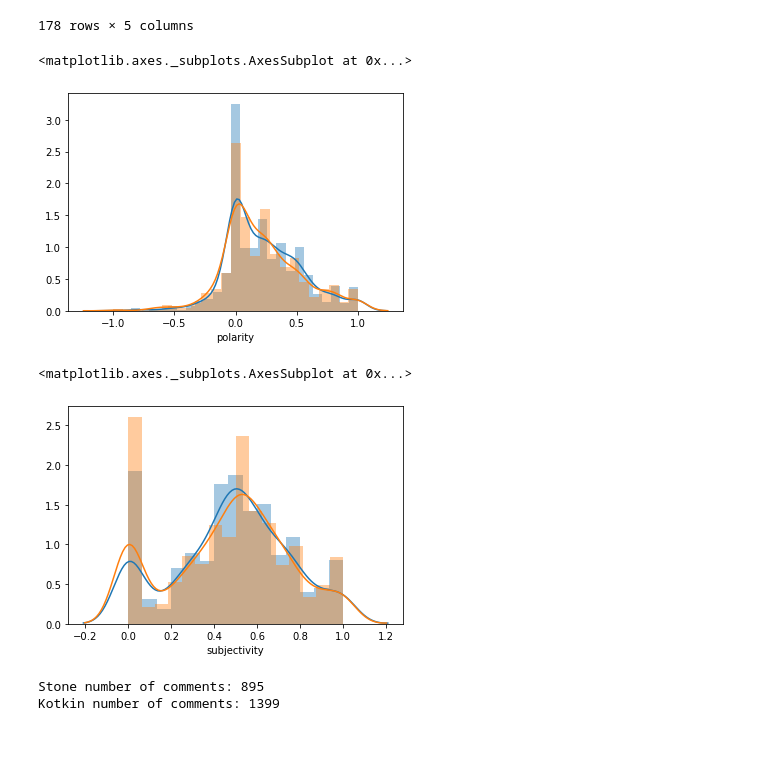
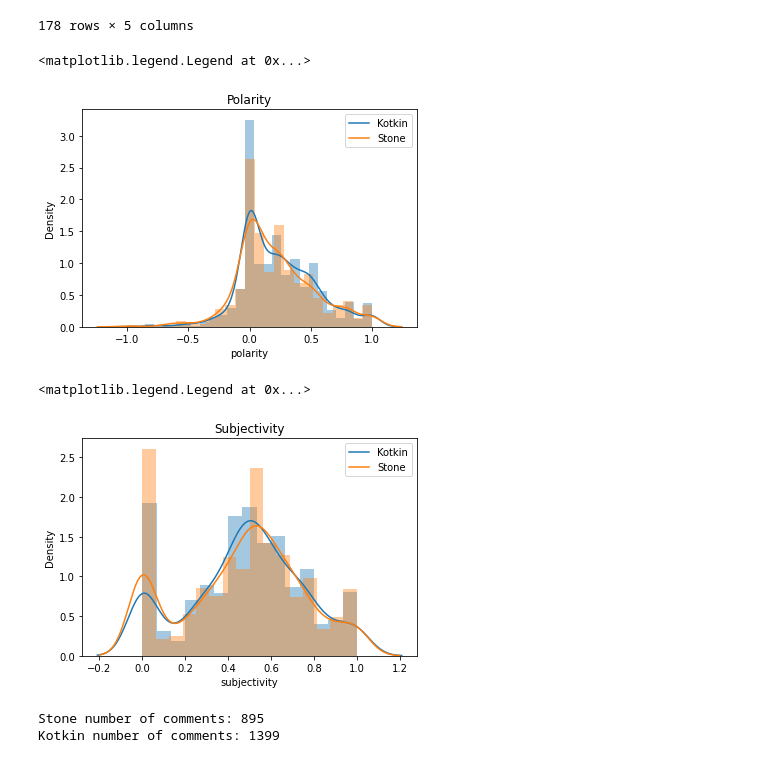
Before and after one commit to KamenDamov/NLP-Comments, a Jupyter notebook: analysis.ipynb, the cells around one changed output. Saved outputs shown, nothing was run; the diff lists cells and outputs as text; code cells hidden in the pictures.

```diff
--- a/analysis.ipynb
+++ b/analysis.ipynb
@@ -53,16 +77,18 @@ sto_df[sto_df['polarity']>=0.5]
 178 rows × 5 columns
 # %%
 sns.distplot(kot_df['polarity'])
-sns.distplot(sto_df['polarity'])
+sns.distplot(sto_df['polarity']).set(title = "Polarity")
+plt.legend(labels=["Kotkin", "Stone"])
 # %% [output]
-<matplotlib.axes._subplots.AxesSubplot at 0x...>
+<matplotlib.legend.Legend at 0x...>
-[figure, old version]
+[figure, new version]
 # %%
 sns.distplot(sto_df['subjectivity'])
-sns.distplot(kot_df['subjectivity'])
+sns.distplot(kot_df['subjectivity']).set(title = "Subjectivity")
+plt.legend(labels=["Kotkin", "Stone"])
 # %% [output]
-<matplotlib.axes._subplots.AxesSubplot at 0x...>
+<matplotlib.legend.Legend at 0x...>
-[figure, old version]
+[figure, new version]
 # %%
 #The distribution are fairly similar
 # %%
```
Also changed, not shown: parts of 13 cells of this notebook.
